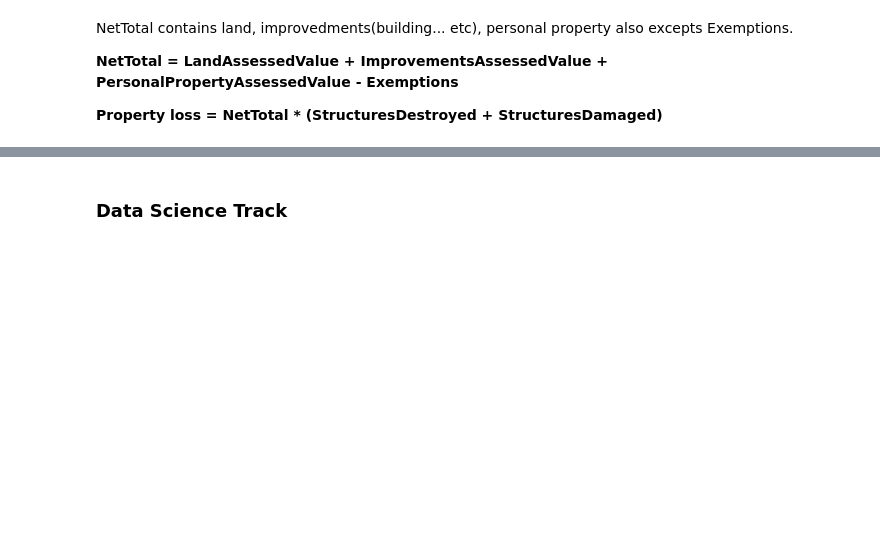
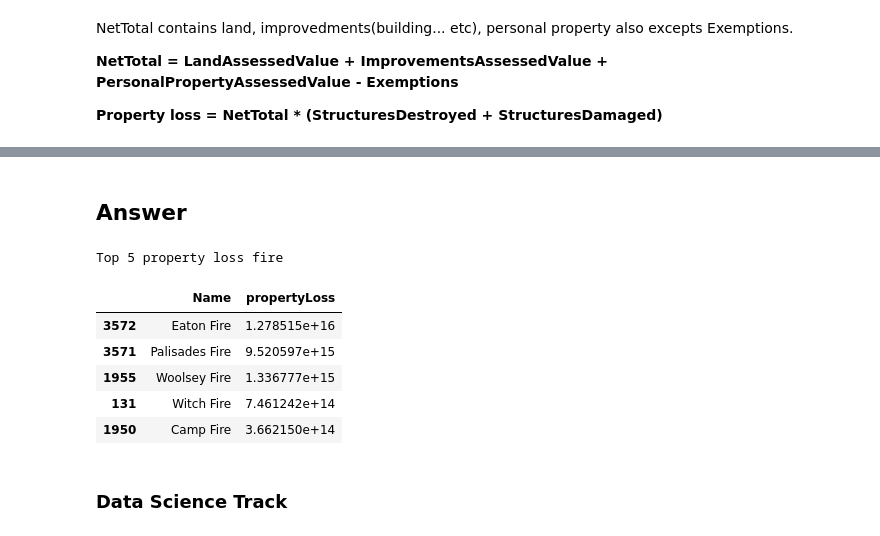
Before and after one commit to eagles0924/liveCodingTest, a Jupyter notebook: challenge.ipynb, the cells around one changed output, grey strips where cells are left out. Cells and saved outputs as stored; diff of their text form; code cells hidden in the pictures; blank space fills up the shorter version.

```diff
--- a/challenge.ipynb
+++ b/challenge.ipynb
@@ -474,3 +415,17 @@ Average NetTotal by county
+# %% [markdown]
+## Answer
+# %%
+singleFire['propertyLoss'] = (singleFire['StructuresDestroyed'] + singleFire['StructuresDamaged']) * singleFire['NetAverage']
+print('Top 5 property loss fire')
+singleFire.sort_values('propertyLoss', ascending=False)[['Name', 'propertyLoss']].head(5)
+# %% [output]
+Top 5 property loss fire
+|  | Name | propertyLoss |
+| 3572 | Eaton Fire | 1.278515e+16 |
+| 3571 | Palisades Fire | 9.520597e+15 |
+| 1955 | Woolsey Fire | 1.336777e+15 |
+| 131 | Witch Fire | 7.461242e+14 |
+| 1950 | Camp Fire | 3.662150e+14 |
 # %% [markdown]
 ### Data Science Track
 # %% [markdown]
```
Also changed, not shown: parts of 17 cells of this notebook, 2 other files.
